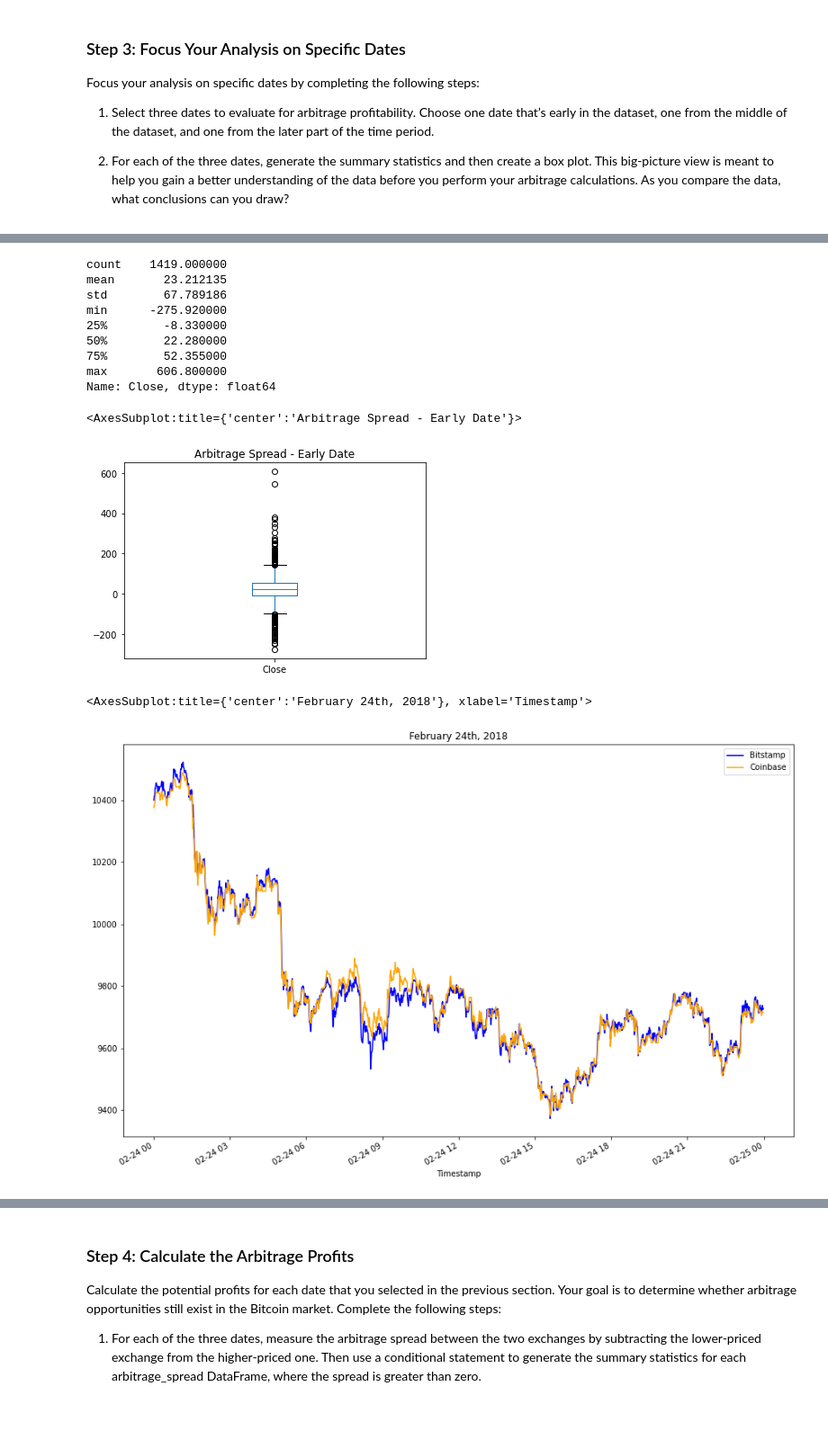
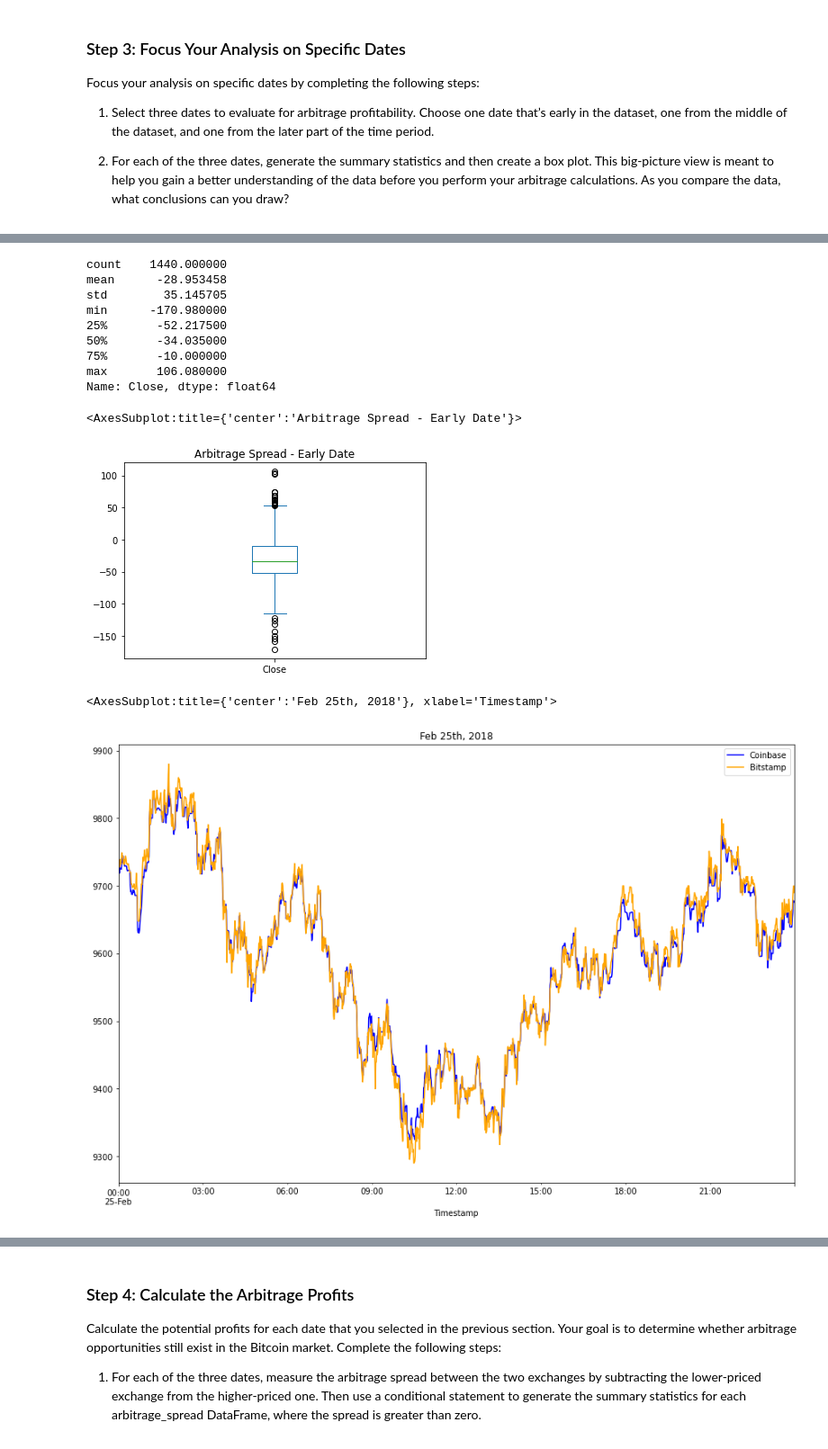
Before and after one commit to santiago-pesantez/crypto-arbitrage-opportunities, a Jupyter notebook: crypto_arbitrage.ipynb, the cells around one changed output, grey strips where cells are left out. Shown: that part at 90% size. Drawn from its saved outputs; the diff is of its cells as text; code cells hidden in the pictures; blank space fills up the shorter version.

```diff
--- a/crypto_arbitrage.ipynb
+++ b/crypto_arbitrage.ipynb
@@ -101,7 +101,7 @@ bitstamp_df = bitstamp_df.dropna().copy()
 # %%
 # Use the str.replace function to remove the dollar sign, $
 # YOUR CODE HERE
-bitstamp_df["Close"] = bitstamp_df["Close"].str.replace("$", "")
+bitstamp_df["Close"] = bitstamp_df["Close"].str.replace("$", "", regex=False)
 bitstamp_df["Close"]
 # %% [output]
 Timestamp
@@ -169,7 +169,7 @@ Length: 129067, dtype: bool
 #1
 coinbase_df = coinbase_df.dropna().copy()
 #2
-coinbase_df["Close"] = coinbase_df["Close"].str.replace("$", "")
+coinbase_df["Close"] = coinbase_df["Close"].str.replace("$", "", regex=False)
 coinbase_df["Close"]
 #3
 coinbase_df["Close"] = coinbase_df["Close"].astype("float")
@@ -352,33 +368,38 @@ Focus your analysis on specific dates by completing the following steps:
 # %%
 # Using the early date that you have selected, calculate the arbitrage spread
 # by subtracting the bitstamp lower closing prices from the coinbase higher closing prices
-arbitrage_spread_early = # YOUR CODE HERE
+# YOUR CODE HERE
+arbitrage_spread_early = coinbase_df["Close"].loc["2018-01-15":"2018-01-15"] - bitstamp_df["Close"].loc["2018-01-15":"2018-01-16"]
 
 # Generate summary statistics for the early DataFrame
 # YOUR CODE HERE
+arbitrage_spread_early.describe()
 # %% [output]
-count    1419.000000
-mean       23.212135
-std        67.789186
-min      -275.920000
-25%        -8.330000
-50%        22.280000
-75%        52.355000
-max       606.800000
+count    1440.000000
+mean      -28.953458
+std        35.145705
+min      -170.980000
+25%       -52.217500
+50%       -34.035000
+75%       -10.000000
+max       106.080000
 Name: Close, dtype: float64
 # %%
 # Visualize the arbitrage spread from early in the dataset in a box plot
 # YOUR CODE HERE
+arbitrage_spread_early.plot(kind='box',  title="Arbitrage Spread - Early Date")
 # %% [output]
 <AxesSubplot:title={'center':'Arbitrage Spread - Early Date'}>
-[figure, old version]
+[figure, new version]
 # %%
 # Create an overlay plot that visualizes the two dataframes over a period of one day from the middle of the dataset.
 # Be sure that the plots include the parameters `legend`, `figsize`, `title`, `color` and `label`
 # YOUR CODE HERE
+coinbase_df["Close"].loc["2018-02-25"].plot(legend=True, figsize=(15,10), color="blue", label="Coinbase" , title="Feb 25th, 2018")
+bitstamp_df["Close"].loc["2018-02-25"].plot(legend=True, figsize=(15,10), color="orange", label = "Bitstamp")
 # %% [output]
-<AxesSubplot:title={'center':'February 24th, 2018'}, xlabel='Timestamp'>
+<AxesSubplot:title={'center':'Feb 25th, 2018'}, xlabel='Timestamp'>
-[figure, old version]
+[figure, new version]
 # %%
 # Using the date in the middle that you have selected, calculate the arbitrage spread
 # by subtracting the bitstamp lower closing prices from the coinbase higher closing prices
```
Also changed, not shown: parts of 16 cells of this notebook.
